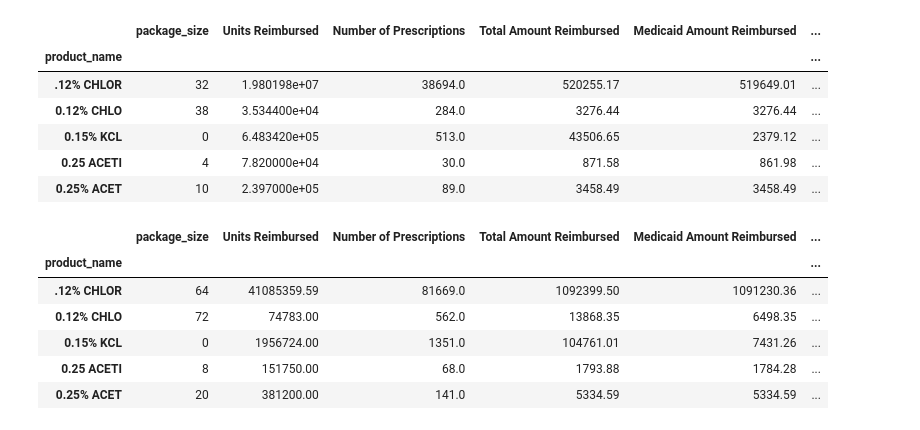
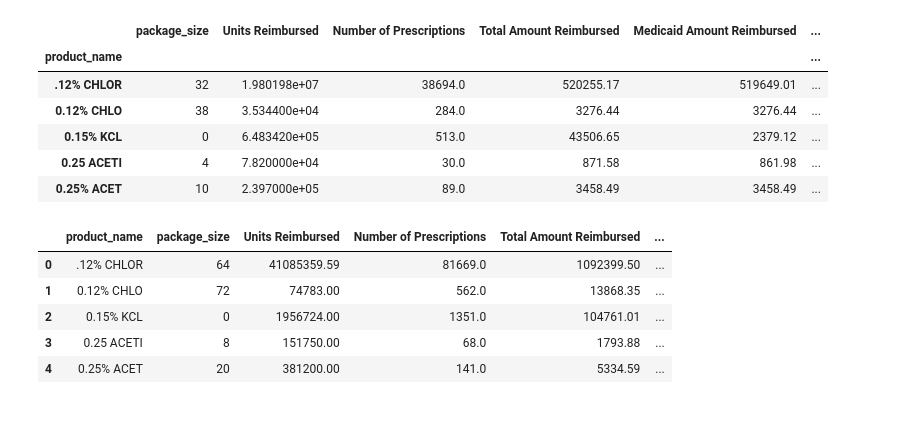
Before and after one commit to lleiva25/Medicaid-Drug-Rebate-Program, a Jupyter notebook: Medicaid.ipynb, the cells around one changed output. Cells and saved outputs as stored; diff of their text form; code cells hidden in the pictures.

Commit message:
JSON orientation changes

```diff
--- a/Medicaid.ipynb
+++ b/Medicaid.ipynb
@@ -223,44 +223,32 @@ product_qt_1.head()
 # %%
 #Group the product dataframes from each quarter together
 grouped_product_df = pd.concat(product_df_list)
 
 #Group by product name
 grouped_product_df = grouped_product_df.groupby(['product_name']).sum()
 
 
-grouped_product_df = pd.DataFrame(grouped_product_df) #.reset_index(level=0)
-#Declare ne index
-# new_index = list(grouped_product_df.index)
-
-# #Reset index
-# grouped_product_df = grouped_product_df.reset_index(col_level=0,names='product_name')
-
-
-#set index
-#grouped_product_df = grouped_product_df.reindex(new_index)
-
-#Delete Quarter
-#del grouped_product_df['quarter']
+#Reset index
+grouped_product_df = grouped_product_df.reset_index(col_level=0,names='product_name')
 
 #Save dataframe as csv
 name = 'Product_Data_2023'
 grouped_product_df.to_json(f'/Users/leslieleiva/Documents/GitHub/Medicaid-Drug-Rebate-Program/Jupyter Output/{name}.json',
-                           orient='columns',
-                           #lines=True
+                           orient='table',
+                           index=True
                            )
 grouped_product_df.to_csv(f'/Users/leslieleiva/Documents/GitHub/Medicaid-Drug-Rebate-Program/Jupyter Output/{name}.csv',
                           # orient='columns',
                            #lines=True
                            )
 
 
 #View information of dataframe
 grouped_product_df.head()
 # %% [output]
-|  | package_size | Units Reimbursed | Number of Prescriptions | Total Amount Reimbursed | Medicaid Amount Reimbursed | ... |
-| product_name |  |  |  |  |  | ... |
-| .12% CHLOR | 64 | 41085359.59 | 81669.0 | 1092399.50 | 1091230.36 | ... |
-| 0.12% CHLO | 72 | 74783.00 | 562.0 | 13868.35 | 6498.35 | ... |
-| 0.15% KCL | 0 | 1956724.00 | 1351.0 | 104761.01 | 7431.26 | ... |
-| 0.25 ACETI | 8 | 151750.00 | 68.0 | 1793.88 | 1784.28 | ... |
-| 0.25% ACET | 20 | 381200.00 | 141.0 | 5334.59 | 5334.59 | ... |
+|  | product_name | package_size | Units Reimbursed | Number of Prescriptions | Total Amount Reimbursed | ... |
+| 0 | .12% CHLOR | 64 | 41085359.59 | 81669.0 | 1092399.50 | ... |
+| 1 | 0.12% CHLO | 72 | 74783.00 | 562.0 | 13868.35 | ... |
+| 2 | 0.15% KCL | 0 | 1956724.00 | 1351.0 | 104761.01 | ... |
+| 3 | 0.25 ACETI | 8 | 151750.00 | 68.0 | 1793.88 | ... |
+| 4 | 0.25% ACET | 20 | 381200.00 | 141.0 | 5334.59 | ... |
```
Also changed, not shown: 2 other files.
